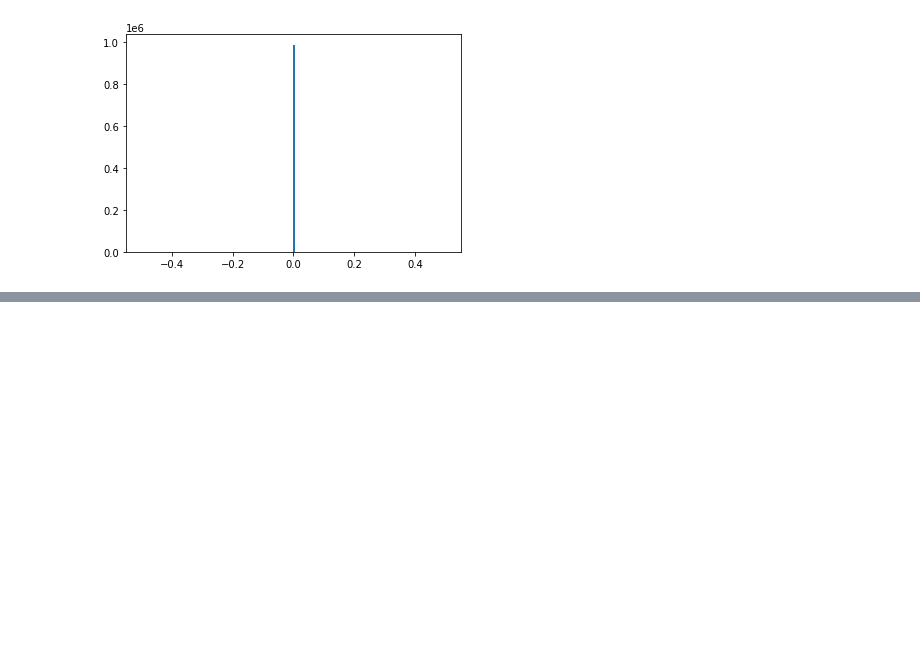
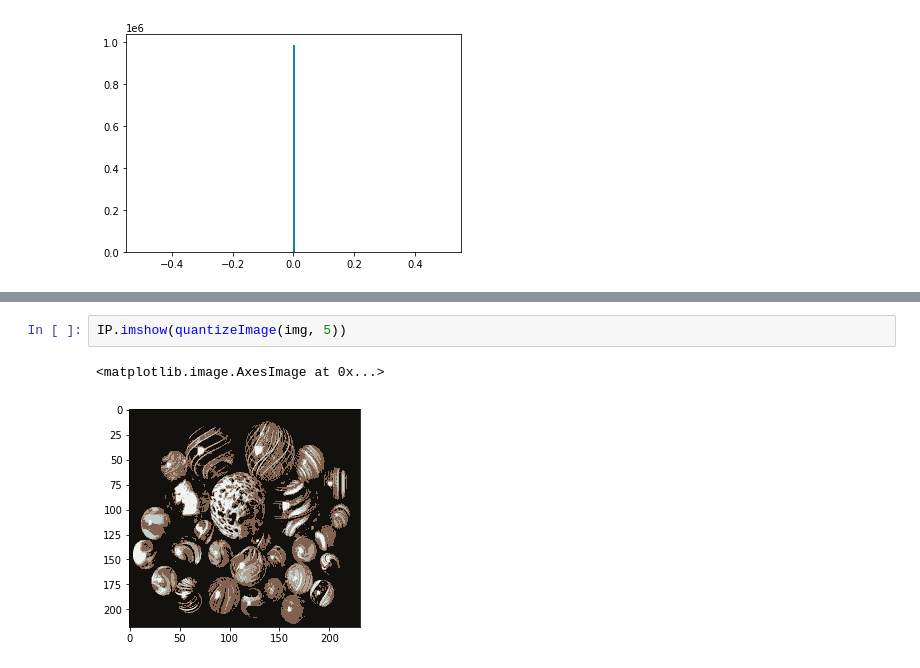
Before and after one commit to mustafa-siddiqui/Cartoonize-Image, a Jupyter notebook: src/clustering.ipynb, the cells around one changed output, grey strips where cells are left out. Cells and saved outputs as stored; diff of their text form; blank space fills up the shorter version.

```diff
--- a/src/clustering.ipynb
+++ b/src/clustering.ipynb
@@ -279,0 +414,5 @@ IP.imshow(I)
+# %%
+IP.imshow(quantizeImage(img, 5))
+# %% [output]
+<matplotlib.image.AxesImage at 0x...>
+[figure, added]
```
Also changed, not shown: parts of 26 cells of this notebook.
